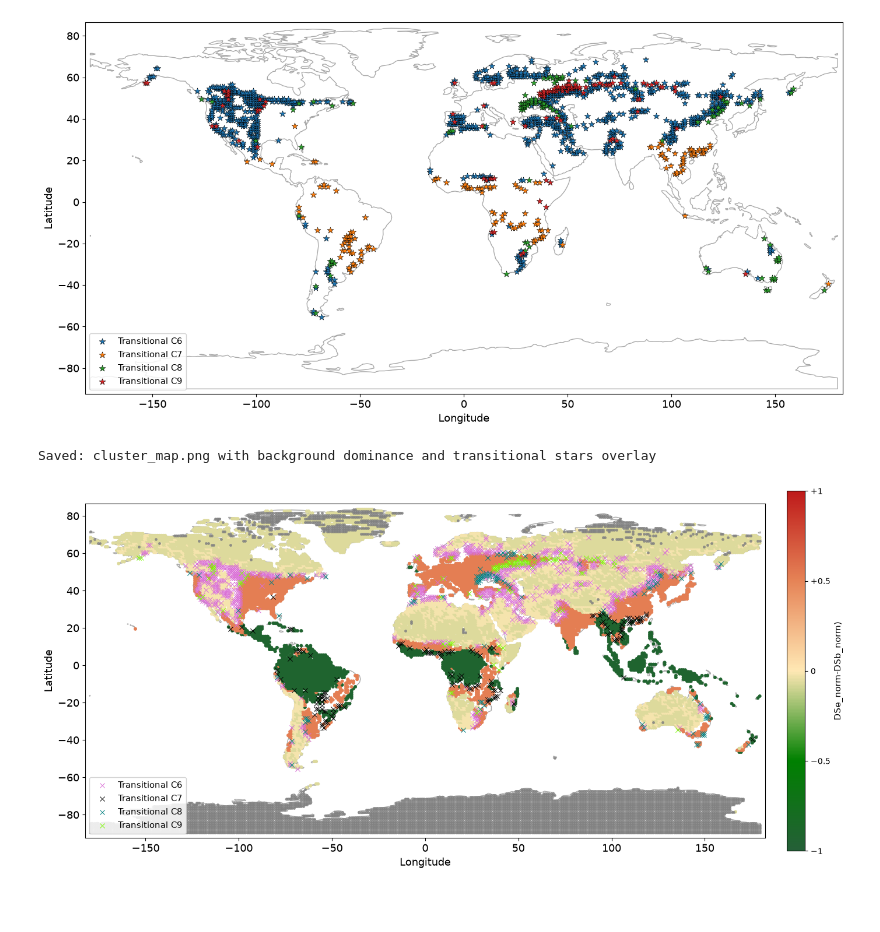
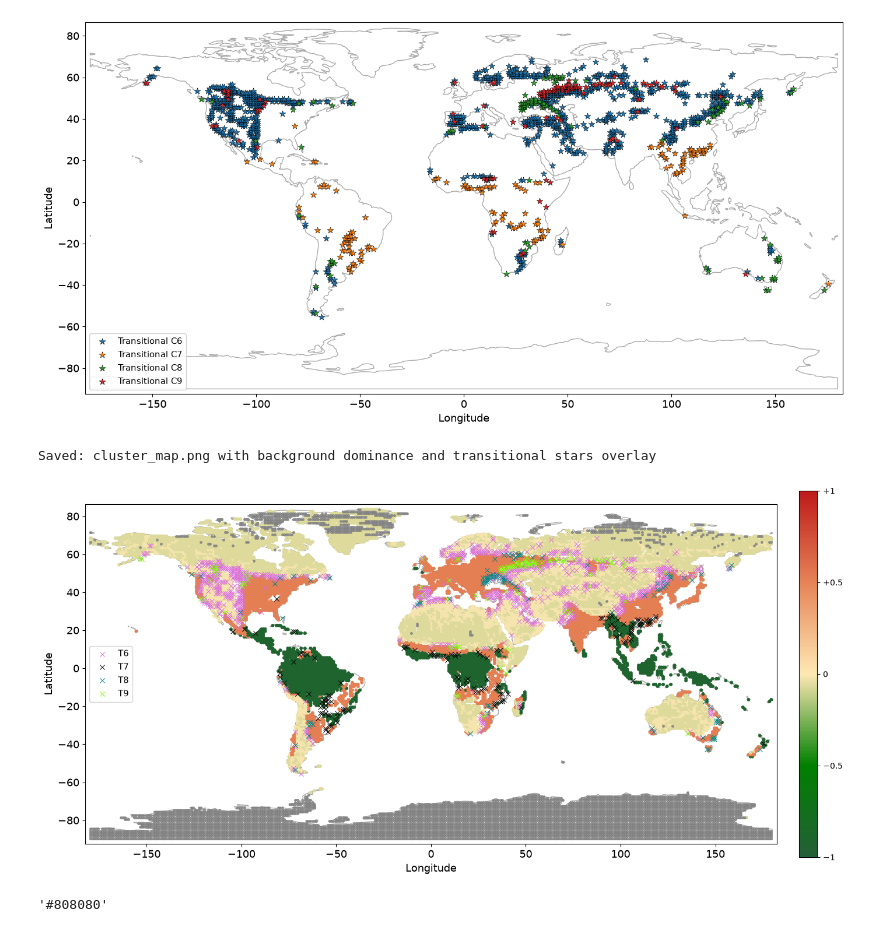
Before and after one commit to ghg-ai-lab-complexity72-dev/complexity72_2026, a Jupyter notebook: persistance_cluster_analysis.ipynb, the cells around one changed output. Cells and saved outputs as stored; diff of their text form; code cells hidden in the pictures; blank space fills up the shorter version.

```diff
--- a/persistance_cluster_analysis.ipynb
+++ b/persistance_cluster_analysis.ipynb
@@ -741,40 +741,44 @@ for i, c_id in enumerate(unique_trans_clusters):
                      # Crisp star marker
             s=35,               # Made larger to stand out distinctly over background points
             alpha=1.0,
             zorder=5,           # High zorder guarantees it draws on top of everything
             linewidths=0.7,
             edgecolors="black", # Black outline keeps the star visible over any background color
-            label=f"Transitional C{c_id}"
+            label=f"T{c_id}"
         )
 
 # ── Colorbar and Layout Aesthetics ────────────────────────────────────────────
 cbar = plt.colorbar(
     cm.ScalarMappable(norm=norm, cmap=cmap),
     ax=ax, orientation="vertical", fraction=0.025, pad=0.03,
 )
-cbar.set_label(
-    r"DSe_norm-DSb_norm)",
-    fontsize=11,
-)
+#cbar.set_label(
+#    r"DSe_norm-DSb_norm)",
+#    fontsize=11,
+#)
 cbar.set_ticks([-1, -0.5, 0, 0.5, 1])
 cbar.set_ticklabels(["−1", "−0.5", "0", "+0.5", "+1"])
 
 # Add legend to distinguish the transitional cluster stars
-ax.legend(loc="lower left", fontsize=11, framealpha=0.85)
+ax.legend(loc="center left", fontsize=11, framealpha=0.85)
 
 ax.set_xlim(lon_min, lon_max)
 ax.set_ylim(lat_min, lat_max)
 ax.set_xlabel("Longitude", fontsize=13)
 ax.set_ylabel("Latitude",  fontsize=13)
 ax.tick_params(labelsize=13)
 
 plt.tight_layout()
 plt.savefig("cluster_map_transitional.png", dpi=150, bbox_inches="tight")
 print("Saved: cluster_map.png with background dominance and transitional stars overlay")
 plt.show()
 # %% [output]
 Saved: cluster_map.png with background dominance and transitional stars overlay
-[figure, old version]
+[figure, new version]
+# %%
+mcolors.to_hex('gray')
+# %% [output]
+'#808080'
 # %%
 
 
```
Also changed, not shown: parts of 1 cell of this notebook, 2 other files.
